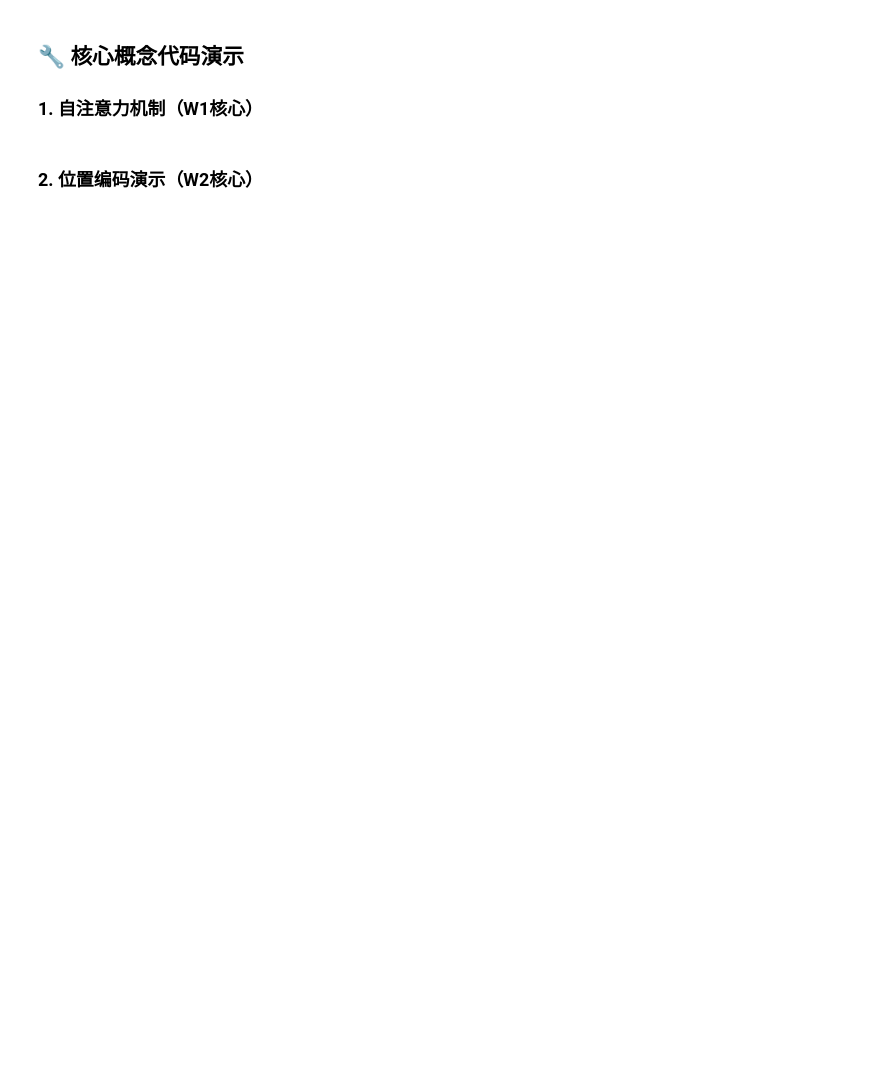
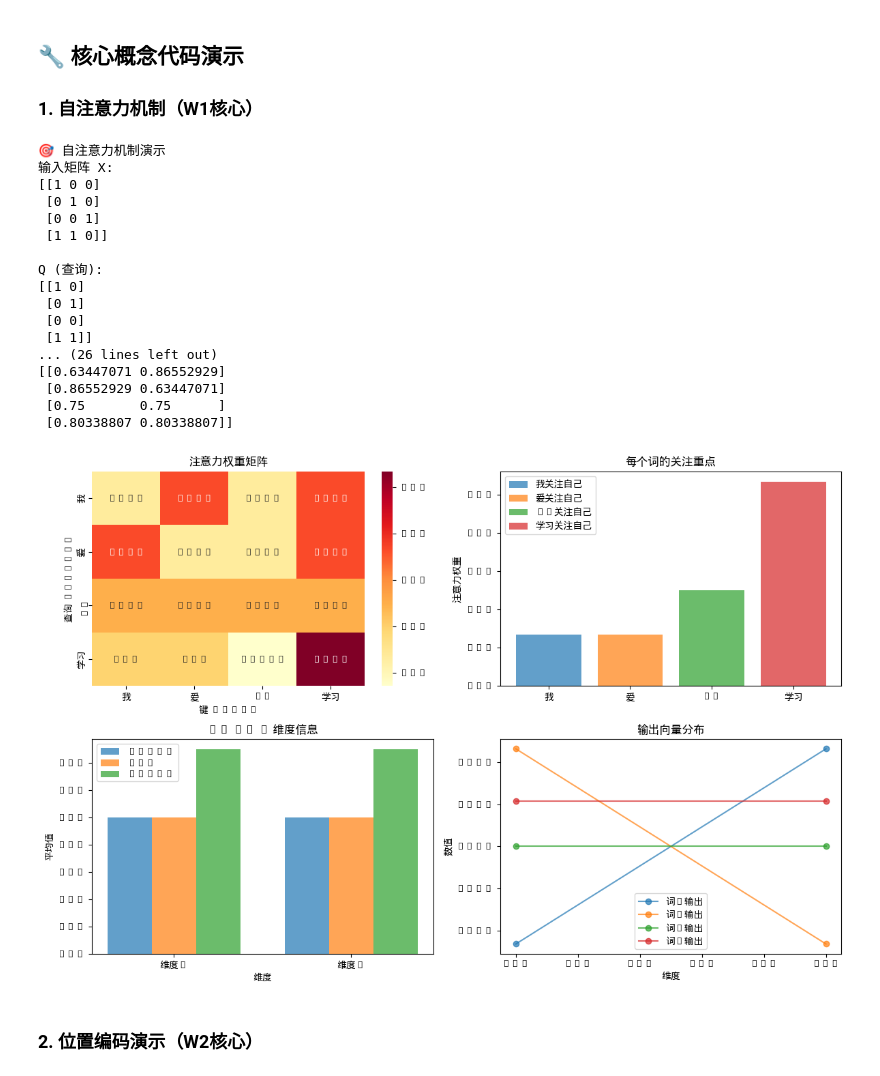
Before and after one commit to Gujiaweiguo/ai-learning-notes, a Jupyter notebook: 第3周/第3周-Day7-大模型训练全景复习.ipynb, the cells around one changed output. Drawn from its saved outputs; the diff is of its cells as text; code cells hidden in the pictures; blank space fills up the shorter version.

```diff
--- a/第3周/第3周-Day7-大模型训练全景复习.ipynb
+++ b/第3周/第3周-Day7-大模型训练全景复习.ipynb
@@ -117,14 +121,14 @@ def self_attention_demo():
         [1, 1, 0]   # "学习"
     ])
 
-    # 模拟Q, K, V权重
+    # 模拟Q, K, V权重 — 统一为 (3, 2) 维度
     Wq = np.array([[1, 0], [0, 1], [0, 0]])
-    Wk = np.array([[0, 1, 0], [1, 0, 0]])
+    Wk = np.array([[0, 1], [1, 0], [0, 0]])  # 修复：从 (2,3) 改为 (3,2)
     Wv = np.array([[1, 0], [0, 1], [1, 1]])
 
-    Q = X @ Wq  # 查询
-    K = X @ Wk  # 键
-    V = X @ Wv  # 值
+    Q = X @ Wq  # (4,3) @ (3,2) -> (4,2)
+    K = X @ Wk  # (4,3) @ (3,2) -> (4,2)
+    V = X @ Wv  # (4,3) @ (3,2) -> (4,2)
 
     print(f"输入矩阵 X: \n{X}\n")
     print(f"Q (查询): \n{Q}\n")
@@ -132,7 +136,7 @@ def self_attention_demo():
     print(f"V (值): \n{V}\n")
 
     # 计算注意力分数
-    scores = Q @ K.T
+    scores = Q @ K.T  # (4,2) @ (2,4) -> (4,4)
     print(f"注意力分数 (Q @ K.T): \n{scores}\n")
 
     # Softmax归一化
@@ -144,7 +148,7 @@ def self_attention_demo():
     print(f"注意力权重: \n{attention_weights}\n")
 
     # 加权求和得到输出
-    output = attention_weights @ V
+    output = attention_weights @ V  # (4,4) @ (4,2) -> (4,2)
     print(f"最终输出: \n{output}\n")
 
     # 可视化
@@ -167,34 +171,53 @@ def self_attention_demo():
     plt.legend()
 
     plt.subplot(2, 2, 3)
     plt.title("Q, K, V 维度信息")
-    dimensions = ['维度1', '维度2', '维度3']
+    dimensions = ['维度1', '维度2']
     Q_dims = [np.mean(Q[:, i]) for i in range(Q.shape[1])]
     K_dims = [np.mean(K[:, i]) for i in range(K.shape[1])]
     V_dims = [np.mean(V[:, i]) for i in range(V.shape[1])]
 
     x = np.arange(len(dimensions))
     width = 0.25
     plt.bar(x - width, Q_dims, width, label='Query', alpha=0.7)
     plt.bar(x, K_dims, width, label='Key', alpha=0.7)
     plt.bar(x + width, V_dims, width, label='Value', alpha=0.7)
     plt.xlabel("维度")
     plt.ylabel("平均值")
     plt.xticks(x, dimensions)
     plt.legend()
 
     plt.subplot(2, 2, 4)
     plt.title("输出向量分布")
     for i, out in enumerate(output):
         plt.plot(out, 'o-', label=f'词{i+1}输出', alpha=0.7)
     plt.xlabel("维度")
     plt.ylabel("数值")
     plt.legend()
 
     plt.tight_layout()
     plt.show()
 
 self_attention_demo()
+# %% [output]
+🎯 自注意力机制演示
+输入矩阵 X:
+[[1 0 0]
+ [0 1 0]
+ [0 0 1]
+ [1 1 0]]
+
+Q (查询):
+[[1 0]
+ [0 1]
+ [0 0]
+ [1 1]]
+... (26 lines left out)
+[[0.63447071 0.86552929]
+ [0.86552929 0.63447071]
+ [0.75       0.75      ]
+ [0.80338807 0.80338807]]
+[figure, added]
 # %% [markdown]
 ### 2. 位置编码演示（W2核心）
 # %%
```
Also changed, not shown: parts of 7 cells of this notebook, 21 other files.
